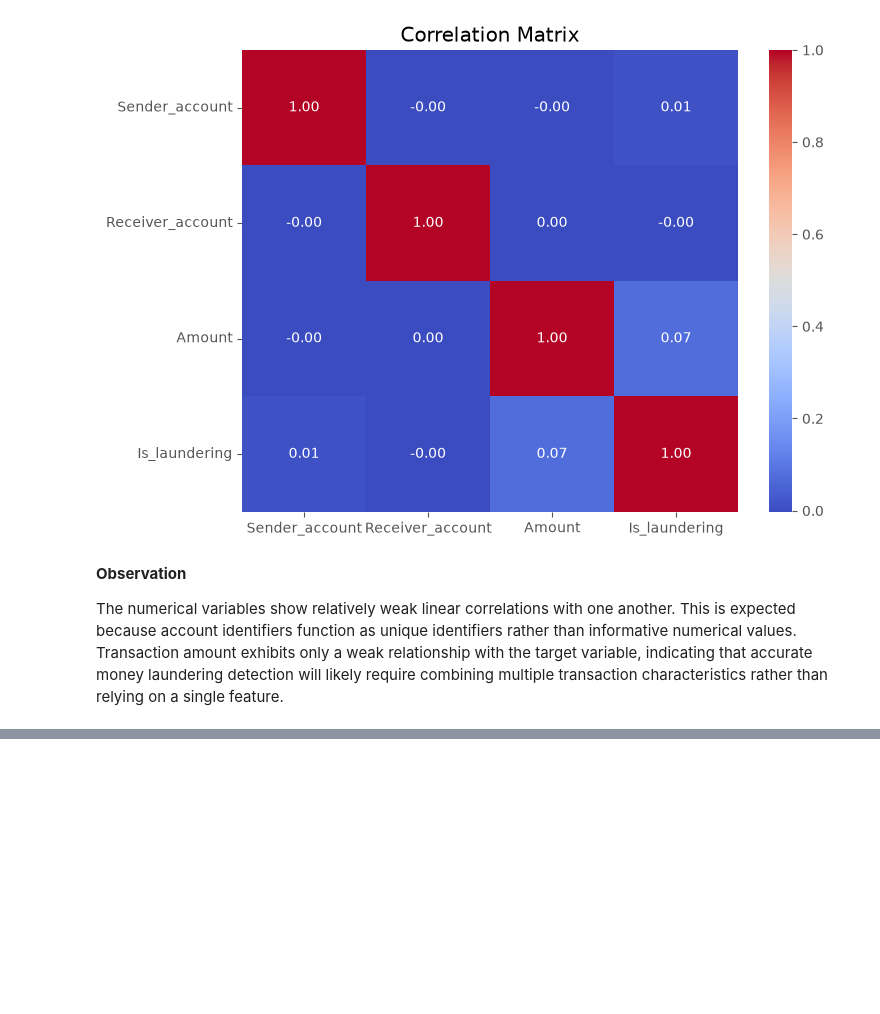
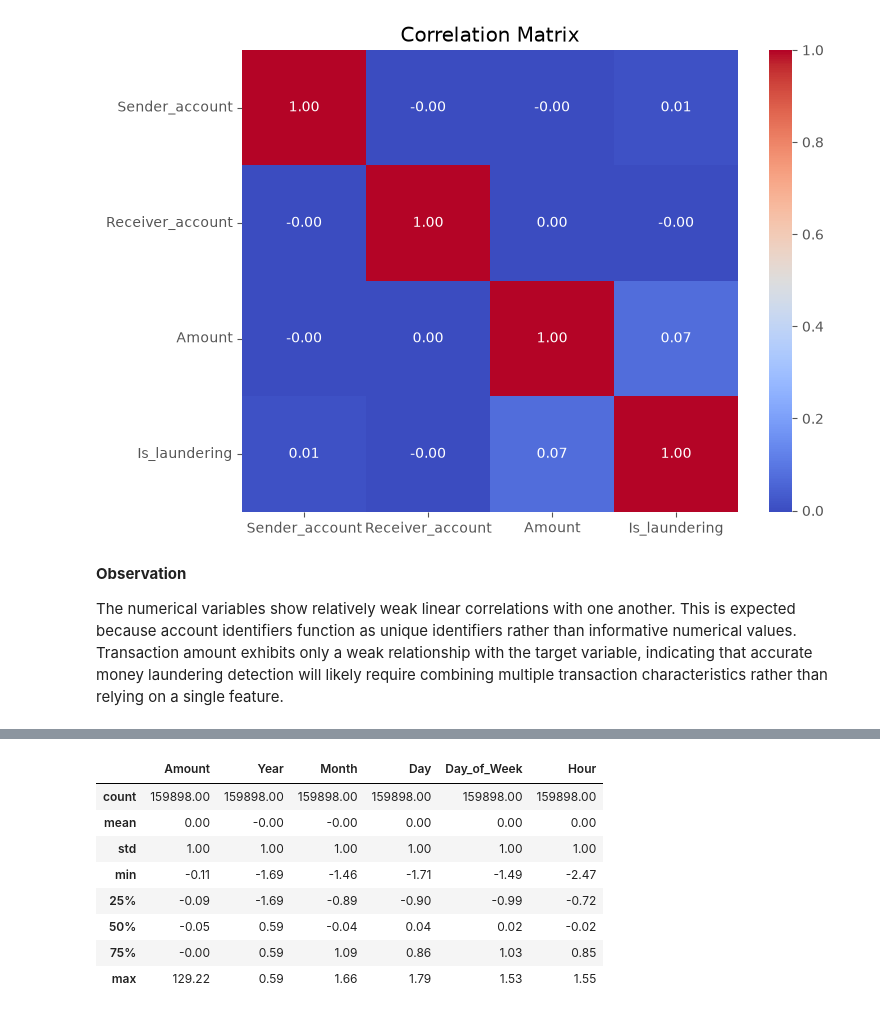
Before and after one commit to slavenageorgieva7-ui/Machine-Learning, a Jupyter notebook: Project 3(1).ipynb, the cells around one changed output, grey strips where cells are left out. Cells and saved outputs as stored; diff of their text form; code cells hidden in the pictures; blank space fills up the shorter version.

```diff
--- a/Project 3(1).ipynb
+++ b/Project 3(1).ipynb
@@ -1152,0 +1378,8 @@ The numerical variables show relatively weak linear correlations with one anothe
+# %%
+X_train, X_test, y_train, y_test = train_test_split(
+    X,
+    y,
+    test_size=0.20,
+    random_state=42,
+    stratify=y
+)
@@ -1152,0 +1444,11 @@ The numerical variables show relatively weak linear correlations with one anothe
+# %%
+numerical_features = [
+    "Amount",
+    "Year",
+    "Month",
+    "Day",
+    "Day_of_Week",
+    "Hour"
+]
+
+numerical_features
@@ -1152,0 +1457,10 @@ The numerical variables show relatively weak linear correlations with one anothe
+# %%
+scaler = StandardScaler()
+# %%
+X_train[numerical_features] = scaler.fit_transform(
+    X_train[numerical_features]
+)
+
+X_test[numerical_features] = scaler.transform(
+    X_test[numerical_features]
+)
@@ -1152,0 +1476,12 @@ The numerical variables show relatively weak linear correlations with one anothe
+# %%
+X_train[numerical_features].describe().round(2)
+# %% [output]
+|  | Amount | Year | Month | Day | Day_of_Week | Hour |
+| count | 159898.00 | 159898.00 | 159898.00 | 159898.00 | 159898.00 | 159898.00 |
+| mean | 0.00 | -0.00 | -0.00 | 0.00 | 0.00 | 0.00 |
+| std | 1.00 | 1.00 | 1.00 | 1.00 | 1.00 | 1.00 |
+| min | -0.11 | -1.69 | -1.46 | -1.71 | -1.49 | -2.47 |
+| 25% | -0.09 | -1.69 | -0.89 | -0.90 | -0.99 | -0.72 |
+| 50% | -0.05 | 0.59 | -0.04 | 0.04 | 0.02 | -0.02 |
+| 75% | -0.00 | 0.59 | 1.09 | 0.86 | 1.03 | 0.85 |
+| max | 129.22 | 0.59 | 1.66 | 1.79 | 1.53 | 1.55 |
```
Also changed, not shown: parts of 39 cells of this notebook.
